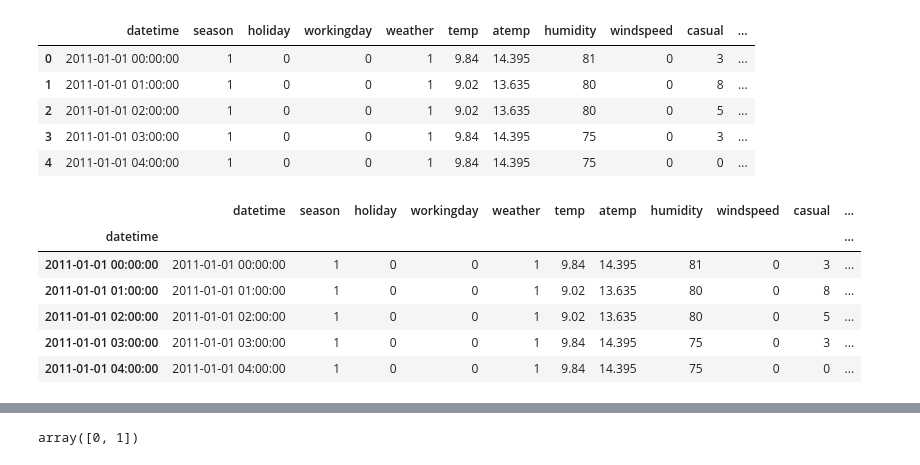
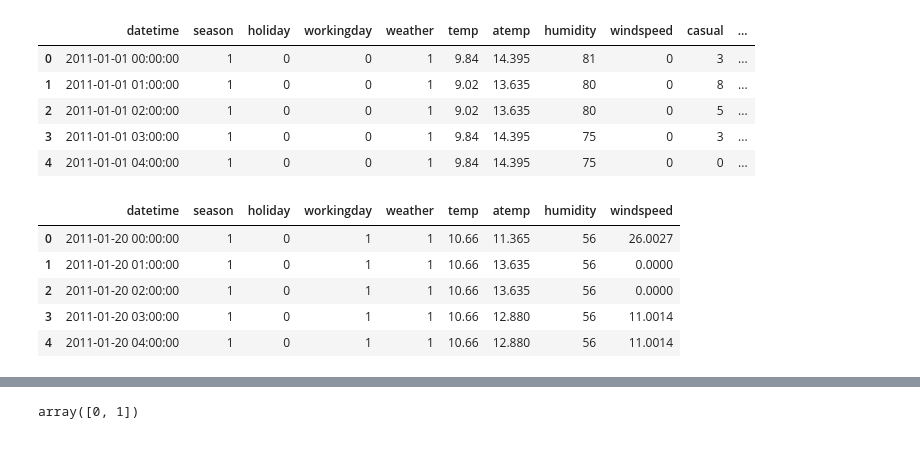
Before and after one commit to RajeshThallam/MIDS-W207-FINAL-PROJECT, a Jupyter notebook: bike-sharing-1.ipynb, the cells around one changed output, grey strips where cells are left out. Cells and saved outputs as stored; diff of their text form; code cells hidden in the pictures.

```diff
--- a/bike-sharing-1.ipynb
+++ b/bike-sharing-1.ipynb
@@ -19,18 +23,20 @@ df.head()
 | 2 | 2011-01-01 02:00:00 | 1 | 0 | 0 | 1 | 9.02 | 13.635 | 80 | 0 | 5 | ... |
 | 3 | 2011-01-01 03:00:00 | 1 | 0 | 0 | 1 | 9.84 | 14.395 | 75 | 0 | 3 | ... |
 | 4 | 2011-01-01 04:00:00 | 1 | 0 | 0 | 1 | 9.84 | 14.395 | 75 | 0 | 0 | ... |
+# %%
+KAGGLE_TEST.head()
+# %% [output]
+|  | datetime | season | holiday | workingday | weather | temp | atemp | humidity | windspeed |
+| 0 | 2011-01-20 00:00:00 | 1 | 0 | 1 | 1 | 10.66 | 11.365 | 56 | 26.0027 |
+| 1 | 2011-01-20 01:00:00 | 1 | 0 | 1 | 1 | 10.66 | 13.635 | 56 | 0.0000 |
+| 2 | 2011-01-20 02:00:00 | 1 | 0 | 1 | 1 | 10.66 | 13.635 | 56 | 0.0000 |
+| 3 | 2011-01-20 03:00:00 | 1 | 0 | 1 | 1 | 10.66 | 12.880 | 56 | 11.0014 |
+| 4 | 2011-01-20 04:00:00 | 1 | 0 | 1 | 1 | 10.66 | 12.880 | 56 | 11.0014 |
 # %%
-df.index = pd.to_datetime(df['datetime']) # creating an index from the timestamp
-df['year']= df.index.year # year
-df['month'] = df.index.month # month
-df['hours'] = df.index.hour # hours
-df['day'] = df.index.dayofweek # day of week (Monday=0, Sunday=6)
-df.head()
+def processDateTime(dataframe):
+    '''Break Date Time into multiple features: year, month, day, hr etc'''
+    dataframe.index = pd.to_datetime(dataframe['datetime']) # creating an index from the timestamp
+    dataframe['year']= dataframe.index.year # year
+    dataframe['month'] = dataframe.index.month # month
+    dataframe['hours'] = dataframe.index.hour # hours
+    dataframe['day'] = dataframe.index.dayofweek # day of week (Monday=0, Sunday=6)
-# %% [output]
-|  | datetime | season | holiday | workingday | weather | temp | atemp | humidity | windspeed | casual | ... |
-| datetime |  |  |  |  |  |  |  |  |  |  | ... |
-| 2011-01-01 00:00:00 | 2011-01-01 00:00:00 | 1 | 0 | 0 | 1 | 9.84 | 14.395 | 81 | 0 | 3 | ... |
-| 2011-01-01 01:00:00 | 2011-01-01 01:00:00 | 1 | 0 | 0 | 1 | 9.02 | 13.635 | 80 | 0 | 8 | ... |
-| 2011-01-01 02:00:00 | 2011-01-01 02:00:00 | 1 | 0 | 0 | 1 | 9.02 | 13.635 | 80 | 0 | 5 | ... |
-| 2011-01-01 03:00:00 | 2011-01-01 03:00:00 | 1 | 0 | 0 | 1 | 9.84 | 14.395 | 75 | 0 | 3 | ... |
-| 2011-01-01 04:00:00 | 2011-01-01 04:00:00 | 1 | 0 | 0 | 1 | 9.84 | 14.395 | 75 | 0 | 0 | ... |
```
Also changed, not shown: parts of 12 cells of this notebook, 2 other files.
